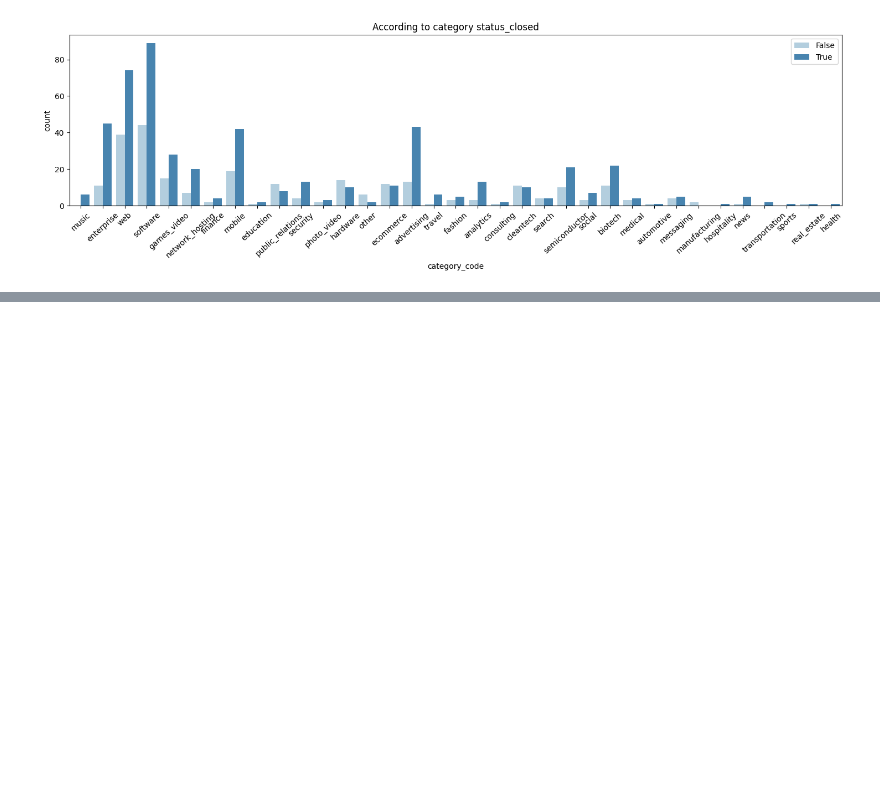
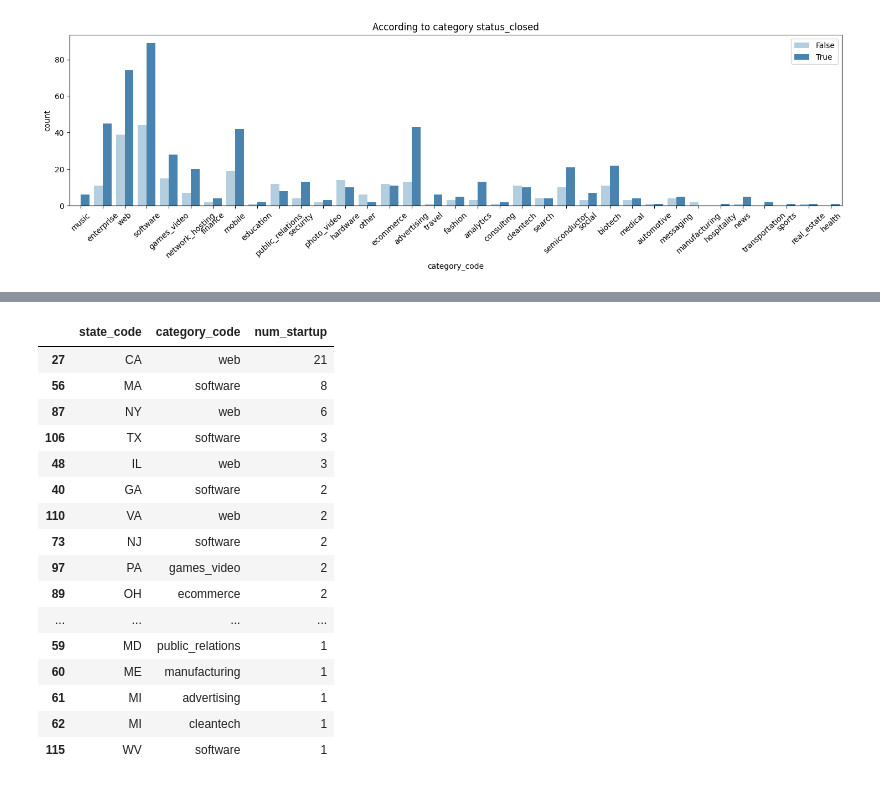
Before and after one commit to Meghamala/Startup_Success_Prediction, a Jupyter notebook: initial.ipynb, the cells around one changed output, grey strips where cells are left out. Drawn from its saved outputs; the diff is of its cells as text; code cells hidden in the pictures; blank space fills up the shorter version.

Commit message:
continued visualization+relation to company status

```diff
--- a/initial.ipynb
+++ b/initial.ipynb
@@ -424,0 +430,3 @@ plt.legend(loc=1);
+# %%
+df_closed = new_df[(new_df["status"] == 'closed')]
+df_closed.shape
@@ -424,0 +453,24 @@ plt.legend(loc=1);
+# %%
+trending_statec = df_closed.groupby(['state_code','category_code']).size().rename('num_startup').reset_index()
+
+most_trending_statec = trending_statec[trending_statec.groupby('state_code')['num_startup'].transform(max) == trending_statec['num_startup']]
+most_trending_statec = most_trending_statec.sort_values('num_startup', ascending=False)
+most_trending_statec
+# %% [output]
+|  | state_code | category_code | num_startup |
+| 27 | CA | web | 21 |
+| 56 | MA | software | 8 |
+| 87 | NY | web | 6 |
+| 106 | TX | software | 3 |
+| 48 | IL | web | 3 |
+| 40 | GA | software | 2 |
+| 110 | VA | web | 2 |
+| 73 | NJ | software | 2 |
+| 97 | PA | games_video | 2 |
+| 89 | OH | ecommerce | 2 |
+| ... | ... | ... | ... |
+| 59 | MD | public_relations | 1 |
+| 60 | ME | manufacturing | 1 |
+| 61 | MI | advertising | 1 |
+| 62 | MI | cleantech | 1 |
+| 115 | WV | software | 1 |
```
Also changed, not shown: parts of 5 cells of this notebook.
